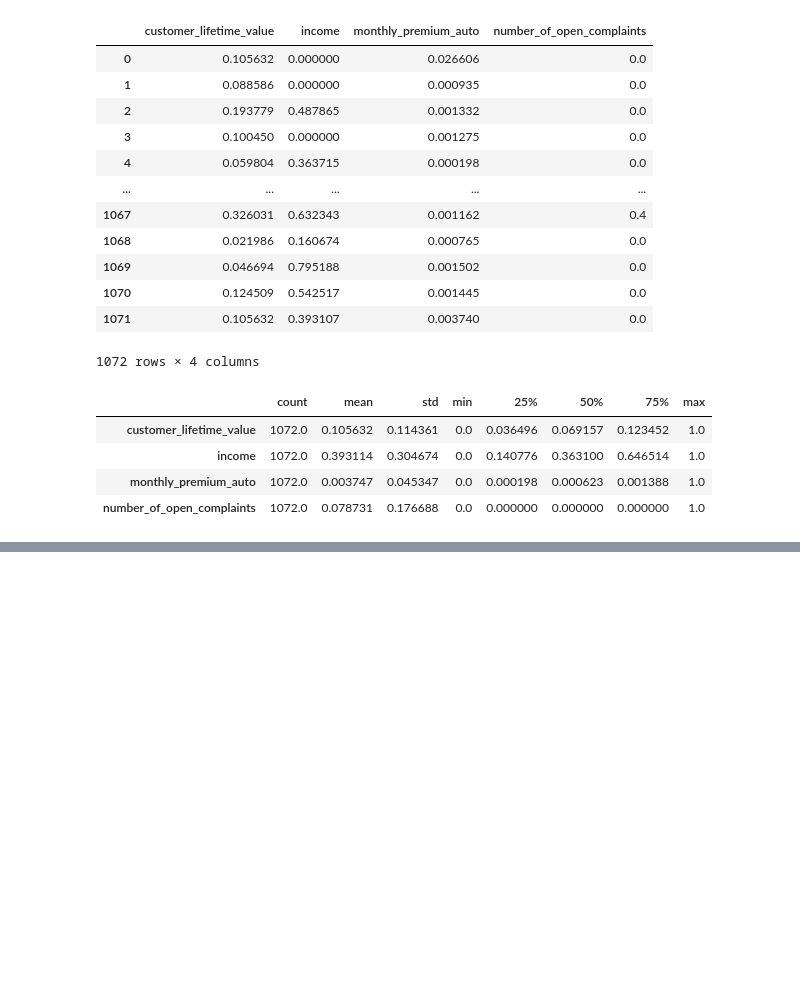
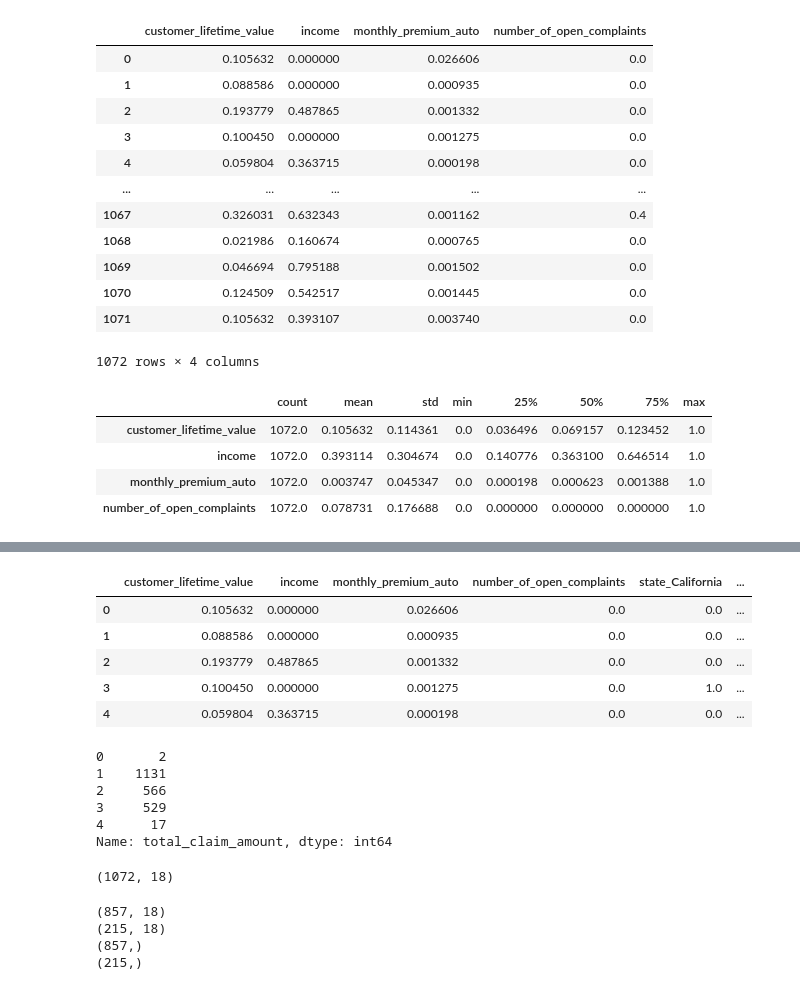
Before and after one commit to JM-IH-DA/lab-dw-data-cleaning-and-formatting, a Jupyter notebook: lab-dw-data-cleaning-and-formatting.ipynb, the cells around one changed output, grey strips where cells are left out. Saved outputs shown, nothing was run; the diff lists cells and outputs as text; code cells hidden in the pictures; blank space fills up the shorter version.

```diff
--- a/lab-dw-data-cleaning-and-formatting.ipynb
+++ b/lab-dw-data-cleaning-and-formatting.ipynb
@@ -840,0 +901,26 @@ pd.DataFrame(x_normalized, columns=X.columns).describe().T
+# %%
+# Concate
+
+X = pd.concat([x_normalized, onehot_encoded], axis=1)
+# %%
+X.head()
+# %% [output]
+|  | customer_lifetime_value | income | monthly_premium_auto | number_of_open_complaints | state_California | ... |
+| 0 | 0.105632 | 0.000000 | 0.026606 | 0.0 | 0.0 | ... |
+| 1 | 0.088586 | 0.000000 | 0.000935 | 0.0 | 0.0 | ... |
+| 2 | 0.193779 | 0.487865 | 0.001332 | 0.0 | 0.0 | ... |
+| 3 | 0.100450 | 0.000000 | 0.001275 | 0.0 | 1.0 | ... |
+| 4 | 0.059804 | 0.363715 | 0.000198 | 0.0 | 0.0 | ... |
+# %%
+y.head()
+# %% [output]
+0       2
+1    1131
+2     566
+3     529
+4      17
+Name: total_claim_amount, dtype: int64
+# %%
+X.shape
+# %% [output]
+(1072, 18)
@@ -840,0 +930,10 @@ pd.DataFrame(x_normalized, columns=X.columns).describe().T
+# %%
+print(X_train.shape)
+print(X_test.shape)
+print(y_train.shape)
+print(y_test.shape)
+# %% [output]
+(857, 18)
+(215, 18)
+(857,)
+(215,)
```
Also changed, not shown: parts of 31 cells of this notebook.
